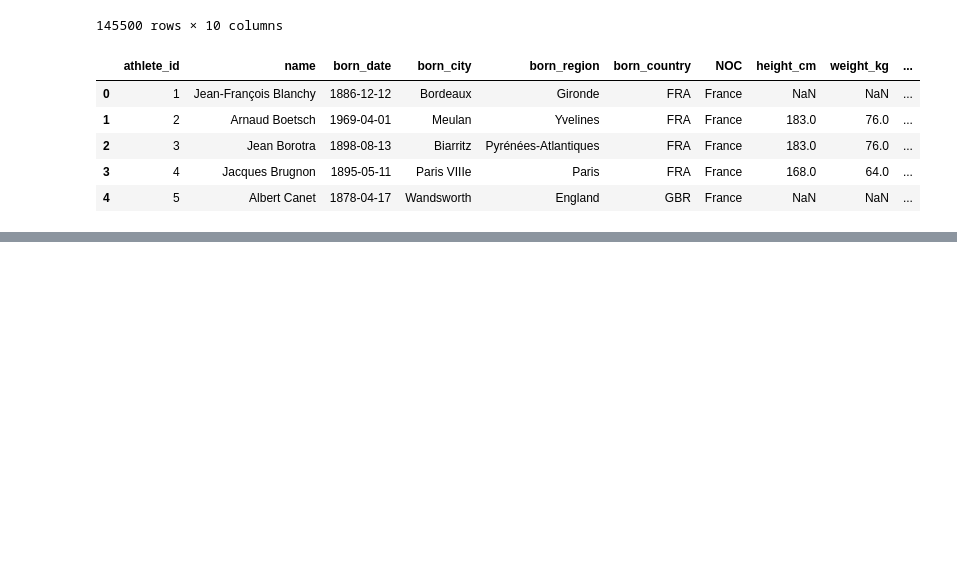
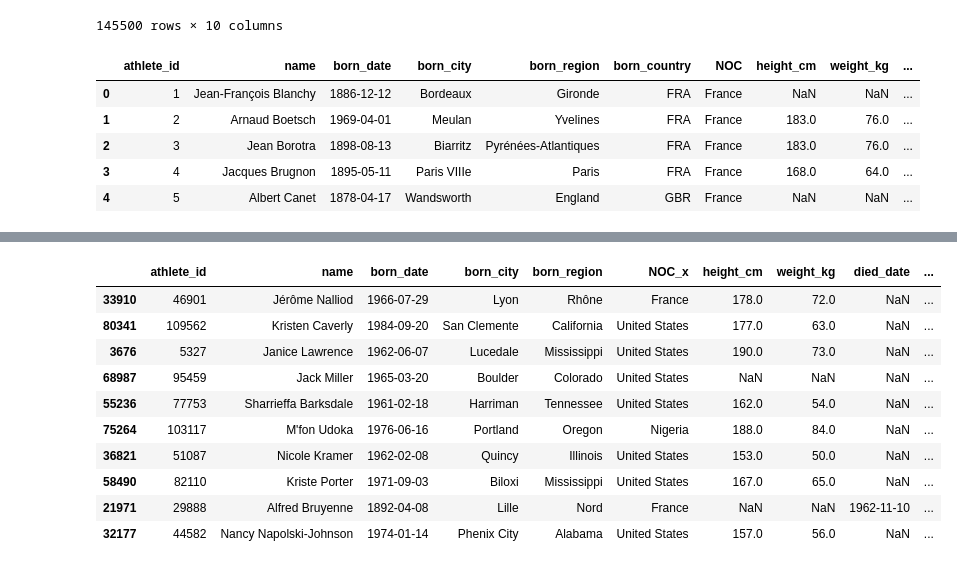
Before and after one commit to Soham-047/Data_Analysis, a Jupyter notebook: pandas.ipynb, the cells around one changed output, grey strips where cells are left out. Saved outputs shown, nothing was run; the diff lists cells and outputs as text; code cells hidden in the pictures; blank space fills up the shorter version.

```diff
--- a/pandas.ipynb
+++ b/pandas.ipynb
@@ -375,0 +468,4 @@ bios.head()
+# %%
+usa = bios_new[bios_new['born_country'] == 'USA'].copy()
+# %%
+gbr = bios_new[bios_new['born_country'] == 'France'].copy()
@@ -375,0 +490,16 @@ bios.head()
+# %%
+new_df = pd.concat([usa, gbr])
+# %%
+new_df.sample(10)
+# %% [output]
+|  | athlete_id | name | born_date | born_city | born_region | NOC_x | height_cm | weight_kg | died_date | ... |
+| 33910 | 46901 | Jérôme Nalliod | 1966-07-29 | Lyon | Rhône | France | 178.0 | 72.0 | NaN | ... |
+| 80341 | 109562 | Kristen Caverly | 1984-09-20 | San Clemente | California | United States | 177.0 | 63.0 | NaN | ... |
+| 3676 | 5327 | Janice Lawrence | 1962-06-07 | Lucedale | Mississippi | United States | 190.0 | 73.0 | NaN | ... |
+| 68987 | 95459 | Jack Miller | 1965-03-20 | Boulder | Colorado | United States | NaN | NaN | NaN | ... |
+| 55236 | 77753 | Sharrieffa Barksdale | 1961-02-18 | Harriman | Tennessee | United States | 162.0 | 54.0 | NaN | ... |
+| 75264 | 103117 | M'fon Udoka | 1976-06-16 | Portland | Oregon | Nigeria | 188.0 | 84.0 | NaN | ... |
+| 36821 | 51087 | Nicole Kramer | 1962-02-08 | Quincy | Illinois | United States | 153.0 | 50.0 | NaN | ... |
+| 58490 | 82110 | Kriste Porter | 1971-09-03 | Biloxi | Mississippi | United States | 167.0 | 65.0 | NaN | ... |
+| 21971 | 29888 | Alfred Bruyenne | 1892-04-08 | Lille | Nord | France | NaN | NaN | 1962-11-10 | ... |
+| 32177 | 44582 | Nancy Napolski-Johnson | 1974-01-14 | Phenix City | Alabama | United States | 157.0 | 56.0 | NaN | ... |
```
Also changed, not shown: parts of 30 cells of this notebook, 3 other files.
